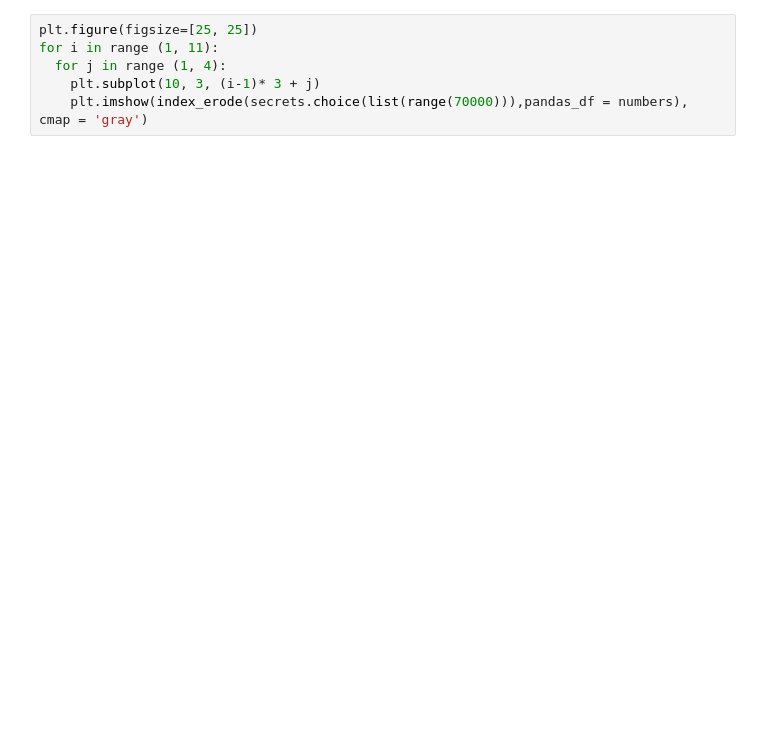
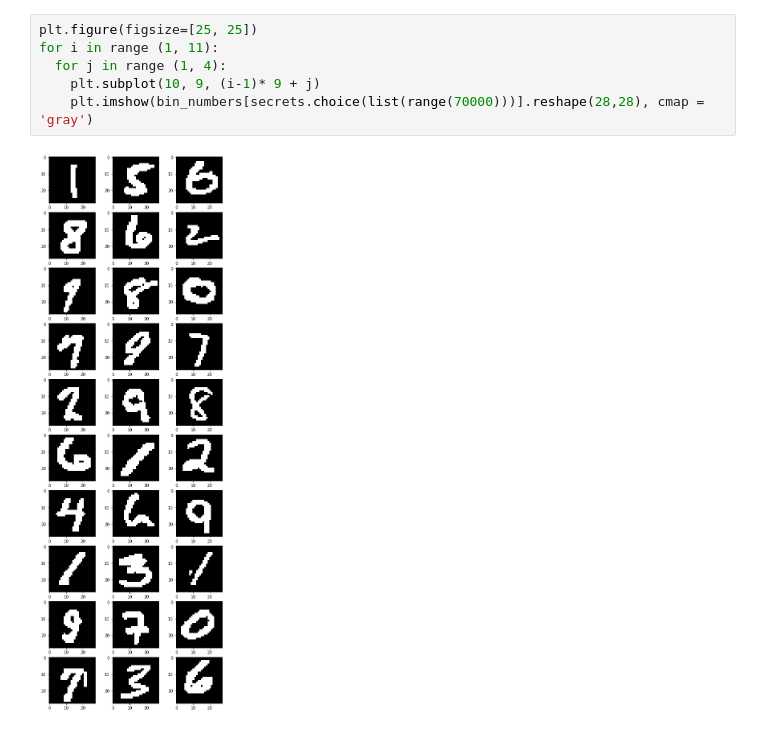
Before and after one commit to DaanMoura/AprendizadoDeMaquina, a Jupyter notebook: trabalho2/AM_Trab2.ipynb, the cells around one changed output. Saved outputs shown, nothing was run; the diff lists cells and outputs as text; blank space fills up the shorter version.

```diff
--- a/trabalho2/AM_Trab2.ipynb
+++ b/trabalho2/AM_Trab2.ipynb
@@ -52,7 +64,9 @@ def index_erode(index = 0, pandas_df = 0, threshold = 75, kernel_size = (2,2), k
 # %%
 plt.figure(figsize=[25, 25])
 for i in range (1, 11):
   for j in range (1, 4):
-    plt.subplot(10, 3, (i-1)* 3 + j)
-    plt.imshow(index_erode(secrets.choice(list(range(70000))),pandas_df = numbers), cmap = 'gray')
+    plt.subplot(10, 9, (i-1)* 9 + j)
+    plt.imshow(bin_numbers[secrets.choice(list(range(70000)))].reshape(28,28), cmap = 'gray')
+# %% [output]
+[figure, added]
 # %%
```
Also changed, not shown: parts of 13 cells of this notebook.
